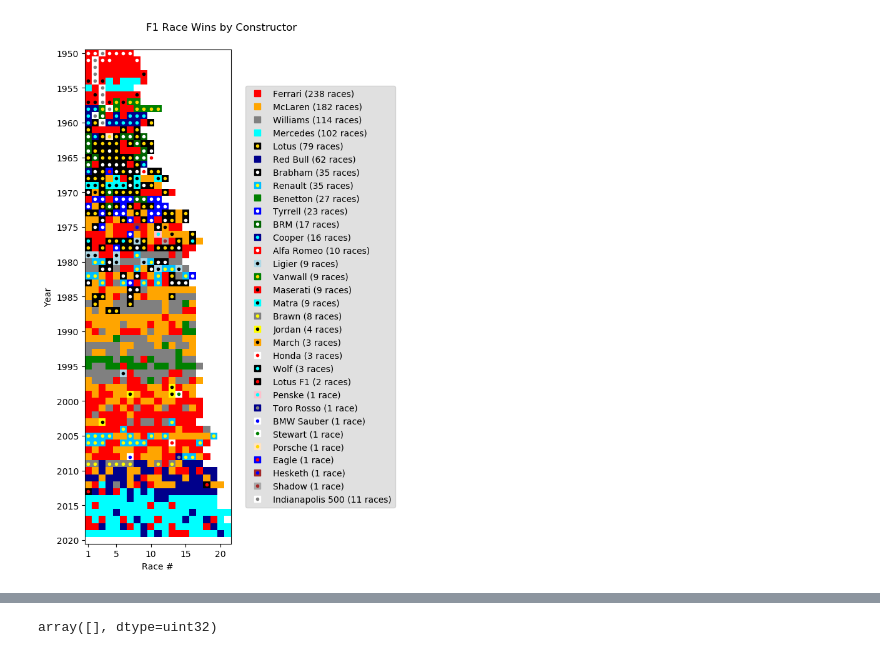
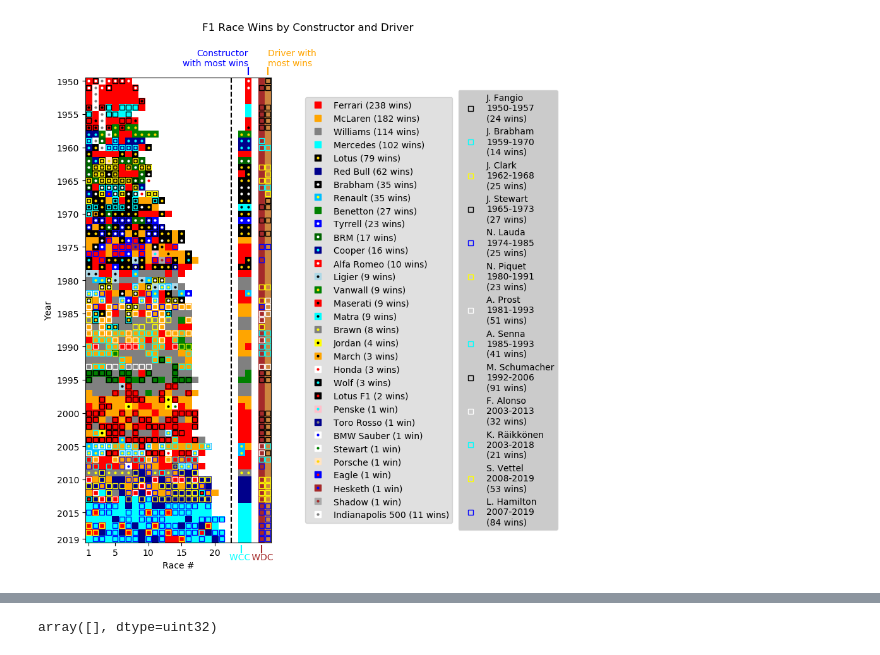
Before and after one commit to duartenina/f1-analyses, a Jupyter notebook: plots.ipynb, the cells around one changed output, grey strips where cells are left out. Saved outputs shown, nothing was run; the diff lists cells and outputs as text; code cells hidden in the pictures.

Commit message:
Added championships and drivers to plot.

```diff
--- a/plots.ipynb
+++ b/plots.ipynb
@@ -21,5 +21,7 @@ graphs_folder = 'images'
 mydb, cursor = connect_to_db()
 # %%
 constructors_df = get_constructors_info(cursor)
+drivers_df = get_drivers_info(cursor)
+champions_df = get_champions(cursor)
 # %%
 races_fastest_laps = run_query_results(cursor, COND_FASTEST_LAPS)
@@ -34,13 +36,13 @@ plt.show()
 # %%
 races_race_winners = run_query_results(cursor, COND_RACE_WINNERS)
-results_race_winners = parse_dataframe(races_race_winners, constructors_df)
+results_race_winners = parse_dataframe(races_race_winners, constructors_df, champions_df)
 
-plot_results_year_round_team_color(results_race_winners, constructors_df, result_type='Race Wins')
+plot_results_year_round_team_color(results_race_winners, constructors_df, drivers_df, result_type='Race Wins', win_type='win')
 
 plt.savefig(graphs_folder + '\\f1_race_wins_team.png', dpi=200)
 plt.show()
 # %% [output]
-[figure, old version]
+[figure, new version]
 # %%
 races_pole = run_query_qualifying(cursor, COND_POLE_POSITION)
 results_pole = parse_dataframe(races_pole, constructors_df)
```
Also changed, not shown: parts of 4 cells of this notebook, 3 other files.
